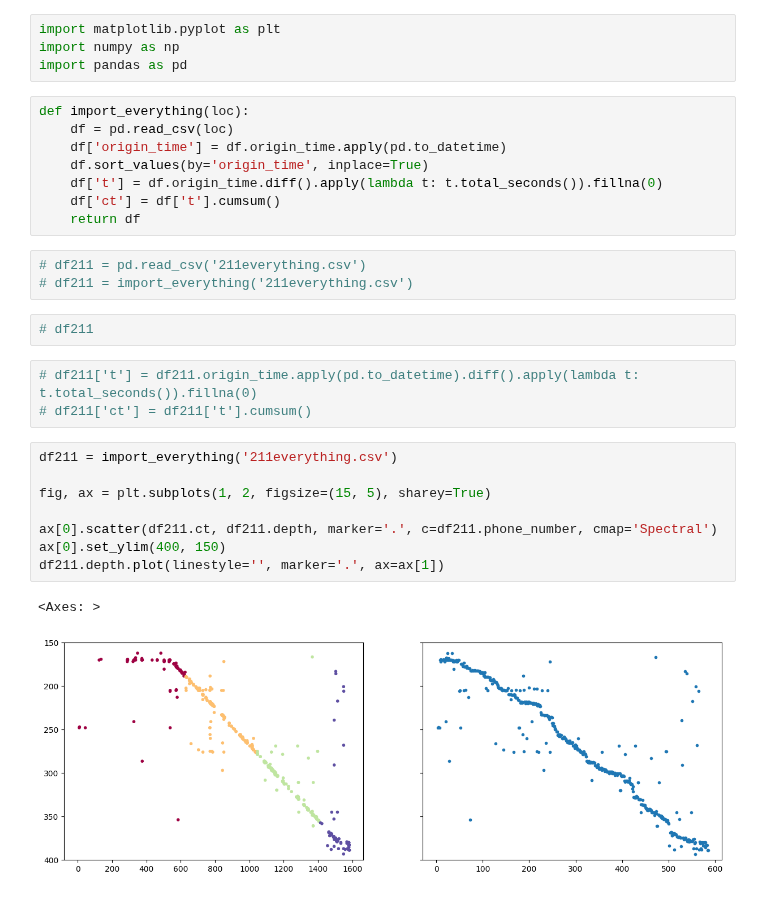
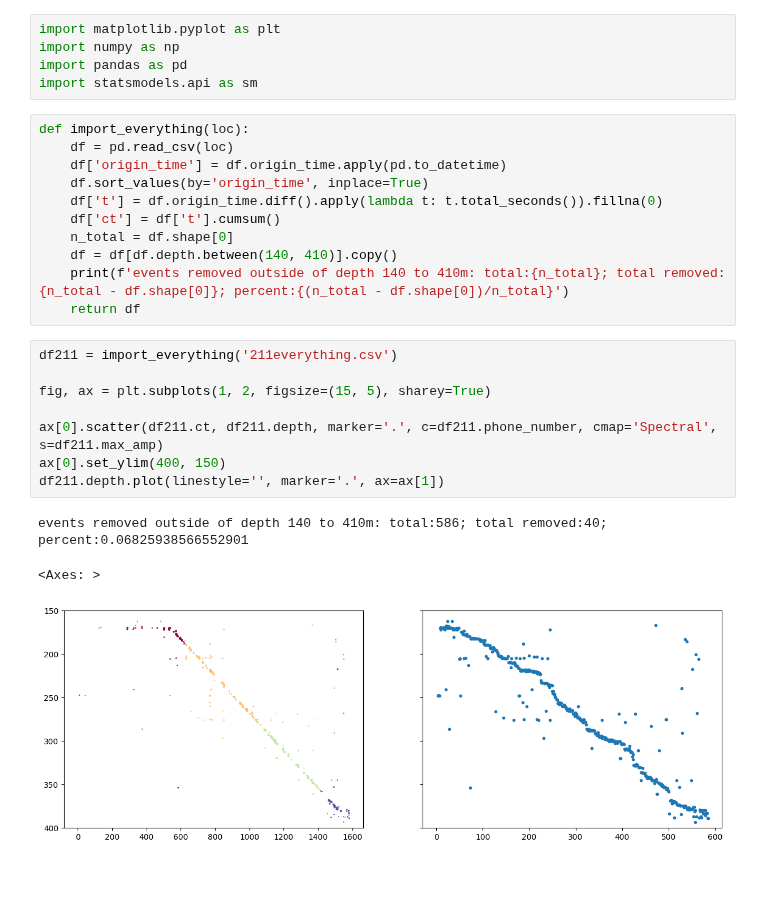
Before and after one commit to SerpRateAI/tensilePaper, a Jupyter notebook: logic_depth_migrations.ipynb, the cells around one changed output. Drawn from its saved outputs; the diff is of its cells as text.

```diff
--- a/logic_depth_migrations.ipynb
+++ b/logic_depth_migrations.ipynb
@@ -2,6 +18,7 @@
 import matplotlib.pyplot as plt
 import numpy as np
 import pandas as pd
+import statsmodels.api as sm
 # %%
 def import_everything(loc):
     df = pd.read_csv(loc)
@@ -9,26 +26,22 @@ def import_everything(loc):
     df.sort_values(by='origin_time', inplace=True)
     df['t'] = df.origin_time.diff().apply(lambda t: t.total_seconds()).fillna(0)
     df['ct'] = df['t'].cumsum()
+    n_total = df.shape[0]
+    df = df[df.depth.between(140, 410)].copy()
+    print(f'events removed outside of depth 140 to 410m: total:{n_total}; total removed:{n_total - df.shape[0]}; percent:{(n_total - df.shape[0])/n_total}')
     return df
-# %%
-# df211 = pd.read_csv('211everything.csv')
-# df211 = import_everything('211everything.csv')
-# %%
-# df211
-# %%
-# df211['t'] = df211.origin_time.apply(pd.to_datetime).diff().apply(lambda t: t.total_seconds()).fillna(0)
-# df211['ct'] = df211['t'].cumsum()
 # %%
 df211 = import_everything('211everything.csv')
 
 fig, ax = plt.subplots(1, 2, figsize=(15, 5), sharey=True)
 
-ax[0].scatter(df211.ct, df211.depth, marker='.', c=df211.phone_number, cmap='Spectral')
+ax[0].scatter(df211.ct, df211.depth, marker='.', c=df211.phone_number, cmap='Spectral', s=df211.max_amp)
 ax[0].set_ylim(400, 150)
 df211.depth.plot(linestyle='', marker='.', ax=ax[1])
 # %% [output]
-<Axes: >
+events removed outside of depth 140 to 410m: total:586; total removed:40; percent:0.06825938566552901
+<Axes: >
-[figure, old version]
+[figure, new version]
 # %%
 df197 = import_everything('197everything.csv')
 
```
Also changed, not shown: parts of 20 cells of this notebook, 5 other files.
